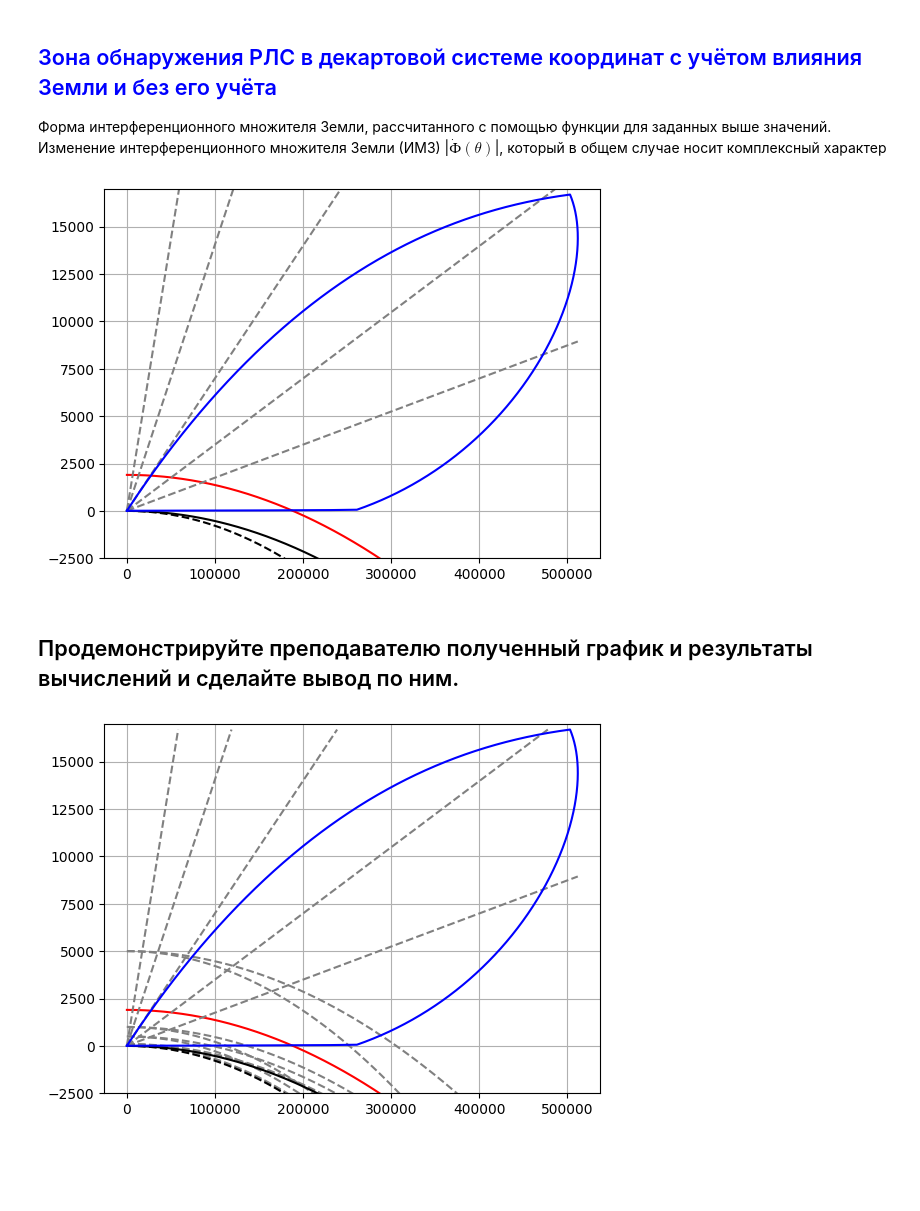
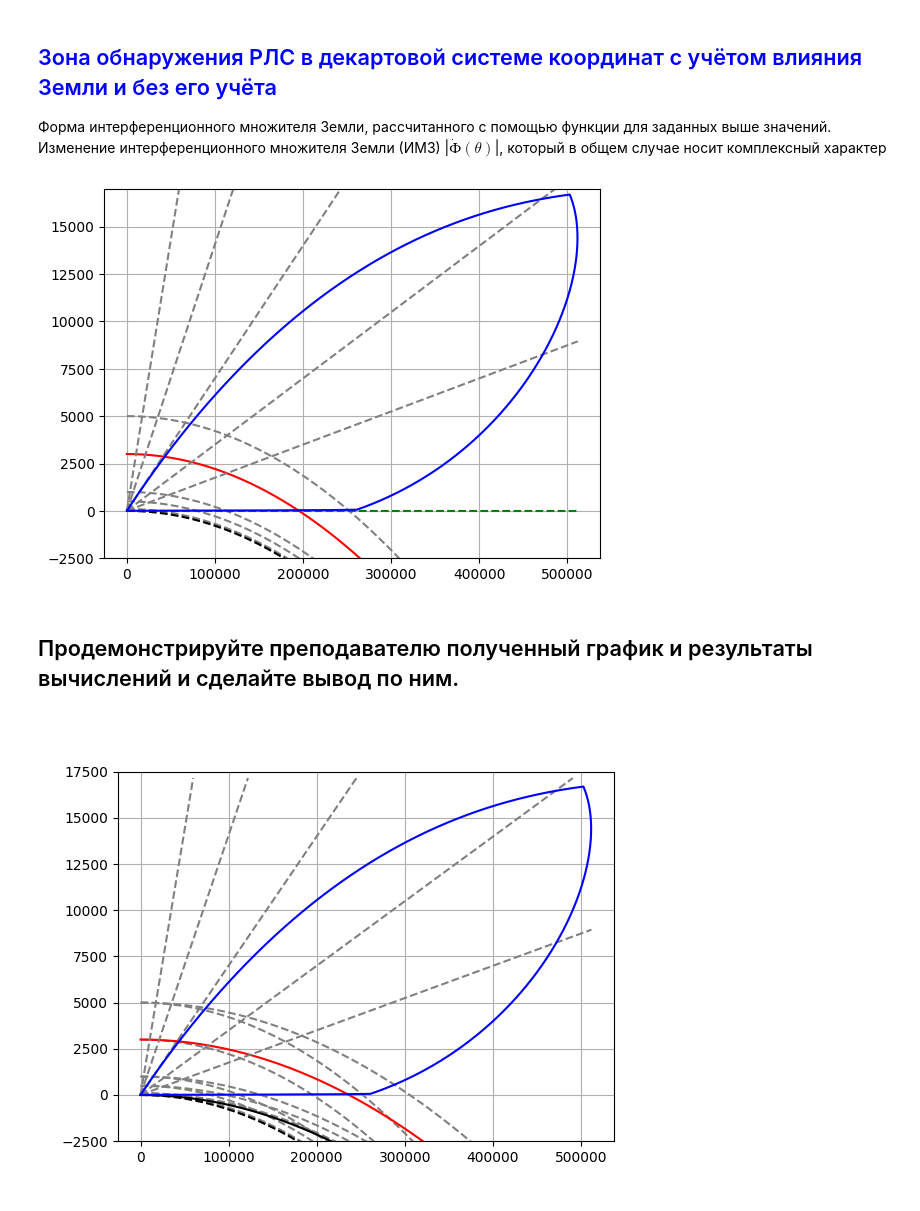
Before and after one commit to Gnom431/Open_ASSN, a Jupyter notebook: АССН_1_рлс.ipynb, the cells around one changed output. Drawn from its saved outputs; the diff is of its cells as text; code cells hidden in the pictures; blank space fills up the shorter version.

```diff
--- a/АССН_1_рлс.ipynb
+++ b/АССН_1_рлс.ipynb
@@ -525,6 +527,7 @@ plt.show()
 Форма интерференционного множителя Земли, рассчитанного с помощью функции для заданных выше значений.
 Изменение интерференционного множителя Земли (ИМЗ) |$\dot{Ф}(θ)$|, который в общем случае носит комплексный характер
 # %%
+%matplotlib inline
 from numpy import tan
 x_maxEh = []
 y_maxEh = []
@@ -541,7 +544,12 @@ y8g=[]
 x8g=[]
 y16g=[]
 x16g=[]
-view_height = int(1900)
+y50=[]
+y100=[]
+y500=[]
+y1000=[]
+y5000=[]
+view_height = int(3000)
 yVH = []
 
 for i in range(0, len(x_maxE), 1):
@@ -557,34 +565,45 @@ alt_max = 0
 long_max = 0
 for i in range(0, len(x_maxE), 1):
     if alt_max < y_maxE[i]+h:
-        alt_max=y_maxE[i]+h
+        alt_max=y_maxE[i]+h+500
     if long_max < x_maxE[i]+h:
-        long_max = x_maxE[i]+h
+        long_max = x_maxE[i]+h+500
 
 for xt in range(0, int(long_max), 10):
     x.append(xt)
     y3.append(-(xt*xt)/(2*R0))
     y4.append(-(xt*xt)/(2*RE))
-    yVH.append(view_height-(xt*xt)/(2*RE))
-    if tan(radians(1))*xt+h < alt_max + 1000:
+
+    y50.append(50-(xt*xt)/(2*R0))
+    y100.append(100-(xt*xt)/(2*R0))
+    y500.append(500-(xt*xt)/(2*R0))
+    y1000.append(1000-(xt*xt)/(2*R0))
+    y5000.append(5000-(xt*xt)/(2*R0))
+
+    yVH.append(view_height-(xt*xt)/(2*R0))
+    if tan(radians(1))*xt+h < alt_max :
         x1g.append(xt)
         y1g.append(tan(radians(1))*xt+h)
-    if tan(radians(2))*xt+h < alt_max+1000:
+    if tan(radians(2))*xt+h < alt_max:
         x2g.append(xt)
         y2g.append(tan(radians(2))*xt+h)
-    if tan(radians(4))*xt+h < alt_max+1000:
+    if tan(radians(4))*xt+h < alt_max:
         x4g.append(xt)
         y4g.append(tan(radians(4))*xt+h)
-    if tan(radians(8))*xt+h < alt_max+1000:
+    if tan(radians(8))*xt+h < alt_max:
         x8g.append(xt)
         y8g.append(tan(radians(8))*xt+h)
-    if tan(radians(16))*xt+h < alt_max+1000:
+    if tan(radians(16))*xt+h < alt_max:
         y16g.append(tan(radians(16))*xt+h)
         x16g.append(xt)
 
-
+plt.plot(x, y50, color='grey', linestyle='--')
+plt.plot(x, y100, color='grey', linestyle='--')
+plt.plot(x, y500, color='grey', linestyle='--')
+plt.plot(x, y1000, color='grey', linestyle='--')
+plt.plot(x, y5000, color='grey', linestyle='--')
+plt.plot([0, long_max], [h, h], color='green', label=" Высота антены", linestyle='--')
 plt.plot(x, y3, color='black', label="Земля (без рефракции)", linestyle='--')
-plt.plot(x, y4, color='black', label="Земля (с рефракции)")
 plt.plot(x, yVH, color='red', label=(str(view_height)+"м"))
 plt.plot(x1g, y1g, color='grey', label="Сетка углов", linestyle='--')
 plt.plot(x2g, y2g, color='grey', linestyle='--')
@@ -596,11 +615,11 @@ plt.ylim(-2500, 17000) #обрезка по y
 plt.grid()
 plt.show()
 # %% [output]
-[figure, old version]
+[figure, new version]
 # %% [markdown]
 ## Продемонстрируйте преподавателю полученный график и результаты вычислений и сделайте вывод по ним.
 # %%
-
+%matplotlib widget
 from numpy import tan
 x_maxEh = []
 y_maxEh = []
@@ -630,8 +649,9 @@ y500R=[]
 y1000R=[]
 y5000R=[]
 
-view_height = int(1900)
+view_height = int(3000)
 yVH = []
+yVH0 = []
 
 for i in range(0, len(x_maxE), 1):
     x_maxEh.append(x_maxE[i]+h)
@@ -646,9 +666,9 @@ alt_max = 0
 long_max = 0
 for i in range(0, len(x_maxE), 1):
     if alt_max < y_maxE[i]+h:
-        alt_max=y_maxE[i]+h
+        alt_max=y_maxE[i]+h+500
     if long_max < x_maxE[i]+h:
-        long_max = x_maxE[i]+h
+        long_max = x_maxE[i]+h+500
 
 for xt in range(0, int(long_max), 10):
     x.append(xt)
@@ -667,6 +687,7 @@ for xt in range(0, int(long_max), 10):
     y1000R.append(1000-(xt*xt)/(2*RE))
     y5000R.append(5000-(xt*xt)/(2*RE))
 
+    yVH0.append(view_height-(xt*xt)/(2*R0))
     yVH.append(view_height-(xt*xt)/(2*RE))
     if tan(radians(1))*xt+h < alt_max :
         x1g.append(xt)
@@ -682,36 +703,36 @@ for xt in range(0, int(long_max), 10):
         y8g.append(tan(radians(8))*xt+h)
     if tan(radians(16))*xt+h < alt_max:
         y16g.append(tan(radians(16))*xt+h)
         x16g.append(xt)
 
 
 plt.plot(x, y50, color='grey', linestyle='--')
 plt.plot(x, y100, color='grey', linestyle='--')
 plt.plot(x, y500, color='grey', linestyle='--')
 plt.plot(x, y1000, color='grey', linestyle='--')
 plt.plot(x, y5000, color='grey', linestyle='--')
 
 plt.plot(x, y50R, color='grey', linestyle='--')
 plt.plot(x, y100R, color='grey', linestyle='--')
 plt.plot(x, y500R, color='grey', linestyle='--')
 plt.plot(x, y1000R, color='grey', linestyle='--')
 plt.plot(x, y5000R, color='grey', linestyle='--')
 
-
 plt.plot(x, y3, color='black', label="Земля (без рефракции)", linestyle='--')
 plt.plot(x, y4, color='black', label="Земля (с рефракции)")
+plt.plot(x, yVH0, label=(str(view_height)+"м"), color='grey', linestyle='--')
 plt.plot(x, yVH, color='red', label=(str(view_height)+"м"))
 plt.plot(x1g, y1g, color='grey', label="Сетка углов", linestyle='--')
 plt.plot(x2g, y2g, color='grey', linestyle='--')
 plt.plot(x4g, y4g, color='grey', linestyle='--')
 plt.plot(x8g, y8g, color='grey', linestyle='--')
 plt.plot(x16g, y16g, color='grey', linestyle='--')
 plt.plot(x_maxEh, y_maxEh, color='blue', label=" Зона локации")
-plt.ylim(-2500, 17000) #обрезка по y
+plt.ylim(-2500, 17500) #обрезка по y
 plt.grid()
 plt.show()
 # %% [output]
-[figure, old version]
+[figure, new version]
 # %%
 
 import matplotlib.pyplot as plt
```
Also changed, not shown: parts of 3 cells of this notebook.
